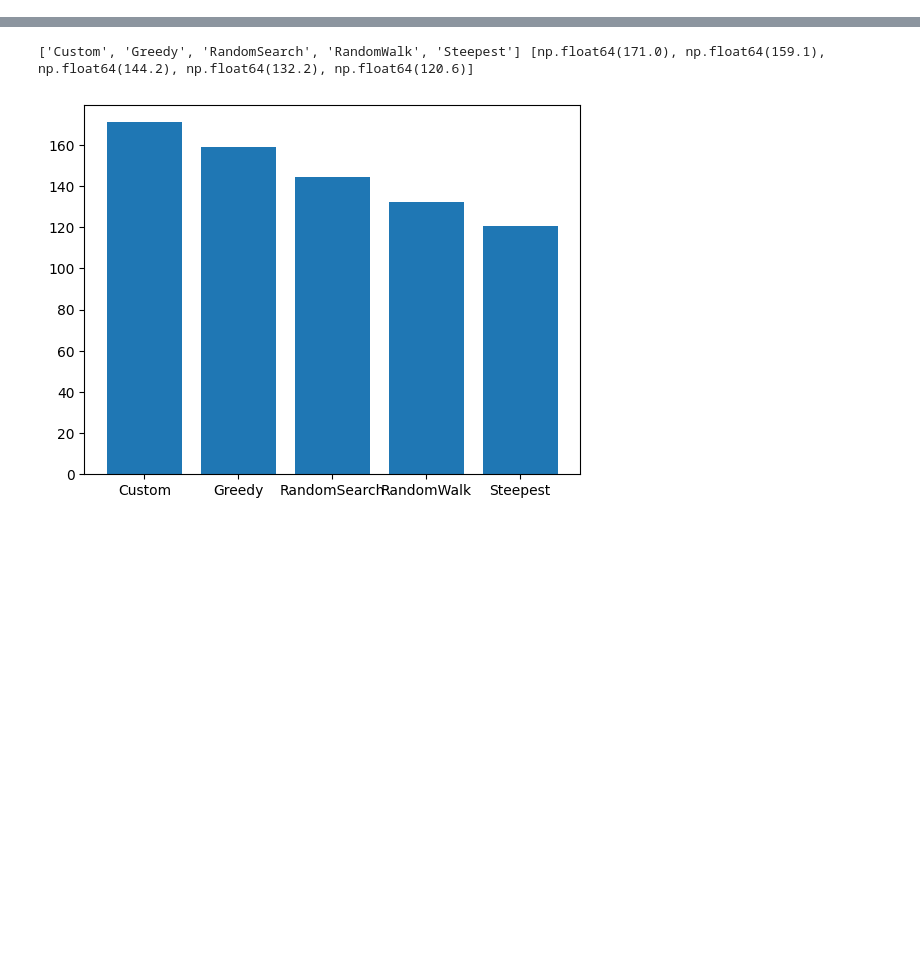
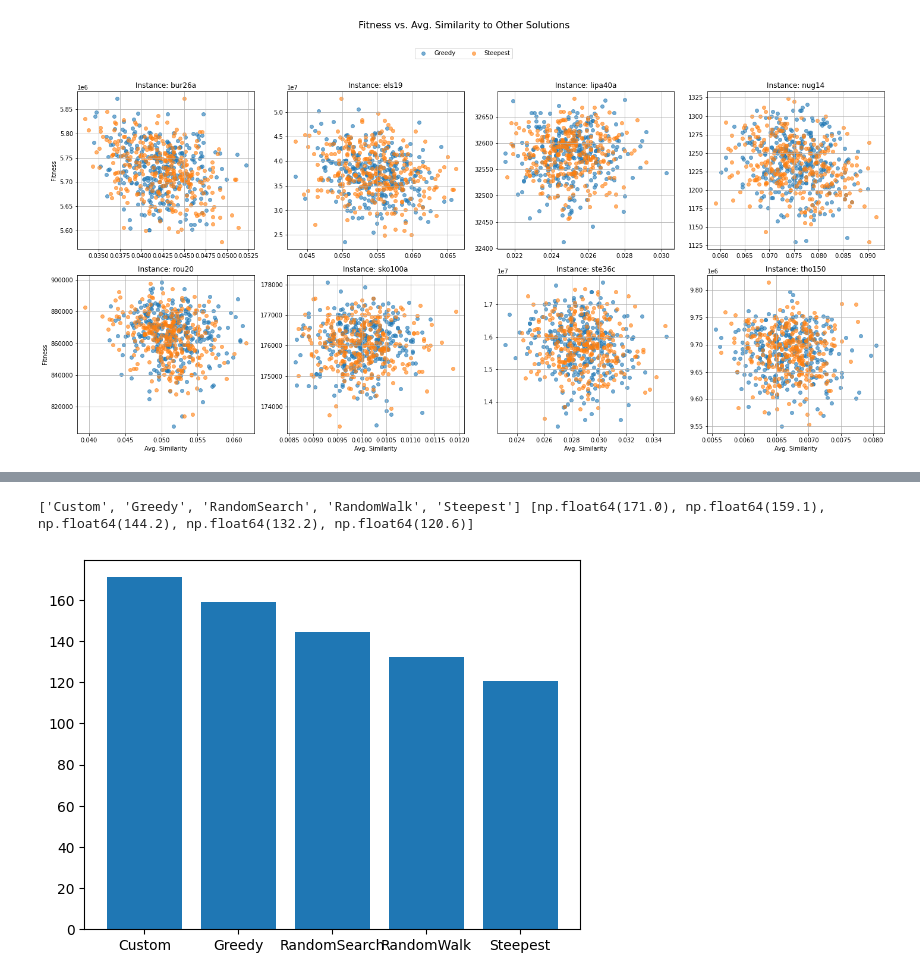
Before and after one commit to elissa-c/BioA-M, a Jupyter notebook: graphs.ipynb, the cells around one changed output, grey strips where cells are left out. Saved outputs shown, nothing was run; the diff lists cells and outputs as text; code cells hidden in the pictures; blank space fills up the shorter version.

```diff
--- a/graphs.ipynb
+++ b/graphs.ipynb
@@ -69,0 +166,41 @@ print(data[0:5])
+# %%
+df = pd.DataFrame(data)
+instances = df['instance'].unique()
+methods = df['method'].unique()
+
+fig, axes = plt.subplots(2, 4, figsize=(20, 10))
+axes = axes.flatten()
+
+def similarity(sol1, sol2):
+    return sum(a == b for a, b in zip(sol1, sol2)) / len(sol1)
+
+for i, inst in enumerate(instances):
+    ax = axes[i]
+    for meth in methods:
+        subset = df[(df['instance'] == inst) & (df['method'] == meth)].reset_index(drop=True)
+        if len(subset) == 0:
+            continue
+
+        subset['avg_similarity'] = 0.0
+        for j, row in subset.iterrows():
+            others = subset.drop(index=j)['solution']
+            similarities = [similarity(row['solution'], other) for other in others]
+            subset.at[j, 'avg_similarity'] = np.mean(similarities)
+
+        ax.scatter(subset['avg_similarity'], subset['f_val'], label=meth, alpha=0.6)
+
+    ax.set_title(f'Instance: {inst}')
+    ax.grid(True)
+
+    if i % 4 == 0:
+        ax.set_ylabel('Fitness')
+    if i // 4 == 1:
+        ax.set_xlabel('Avg. Similarity')
+
+handles, labels = axes[0].get_legend_handles_labels()
+fig.legend(handles, labels, loc='upper center', ncol=len(methods), bbox_to_anchor=(0.5, 0.965))
+fig.suptitle('Fitness vs. Avg. Similarity to Other Solutions', fontsize=16, y=1.02)
+plt.tight_layout(rect=[0, 0, 1, 0.93])
+plt.show()
+# %% [output]
+[figure, added]
```
Also changed, not shown: parts of 7 cells of this notebook.
